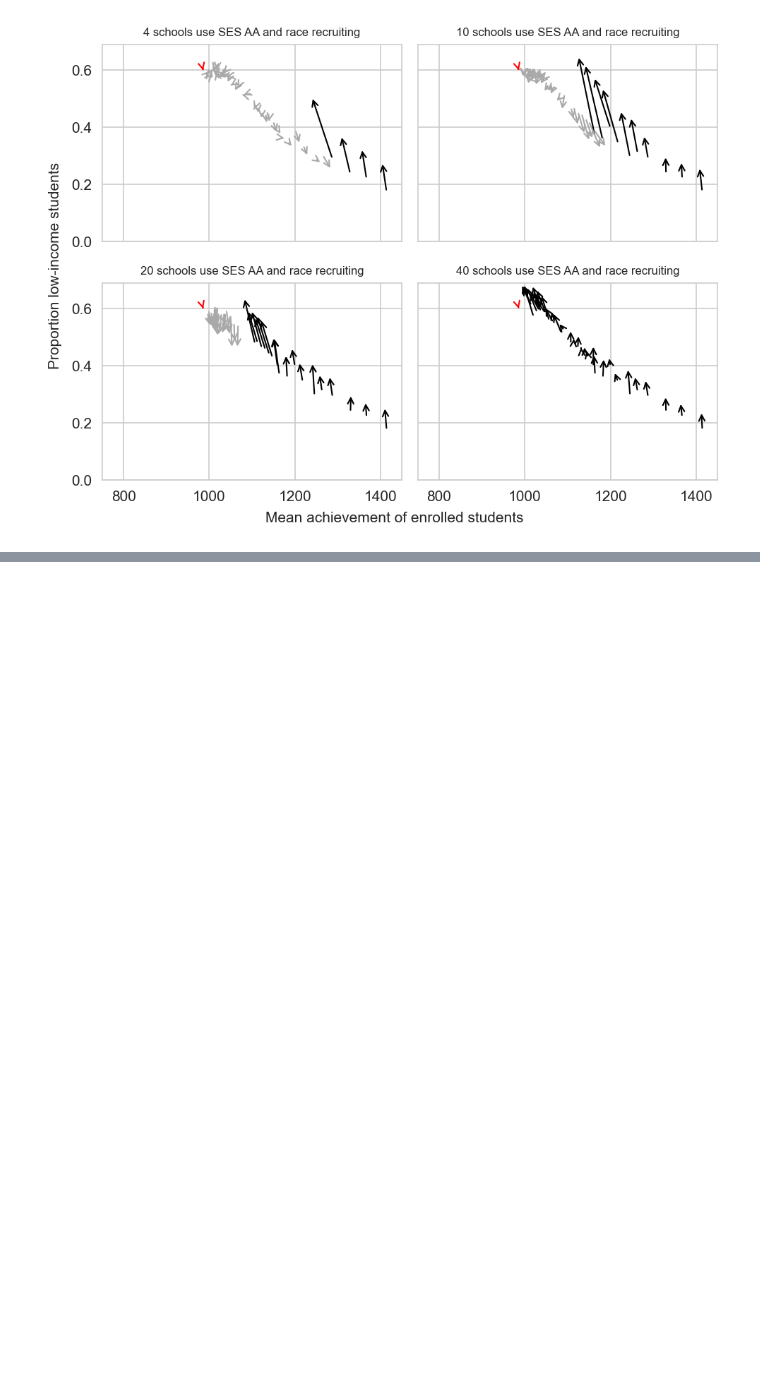
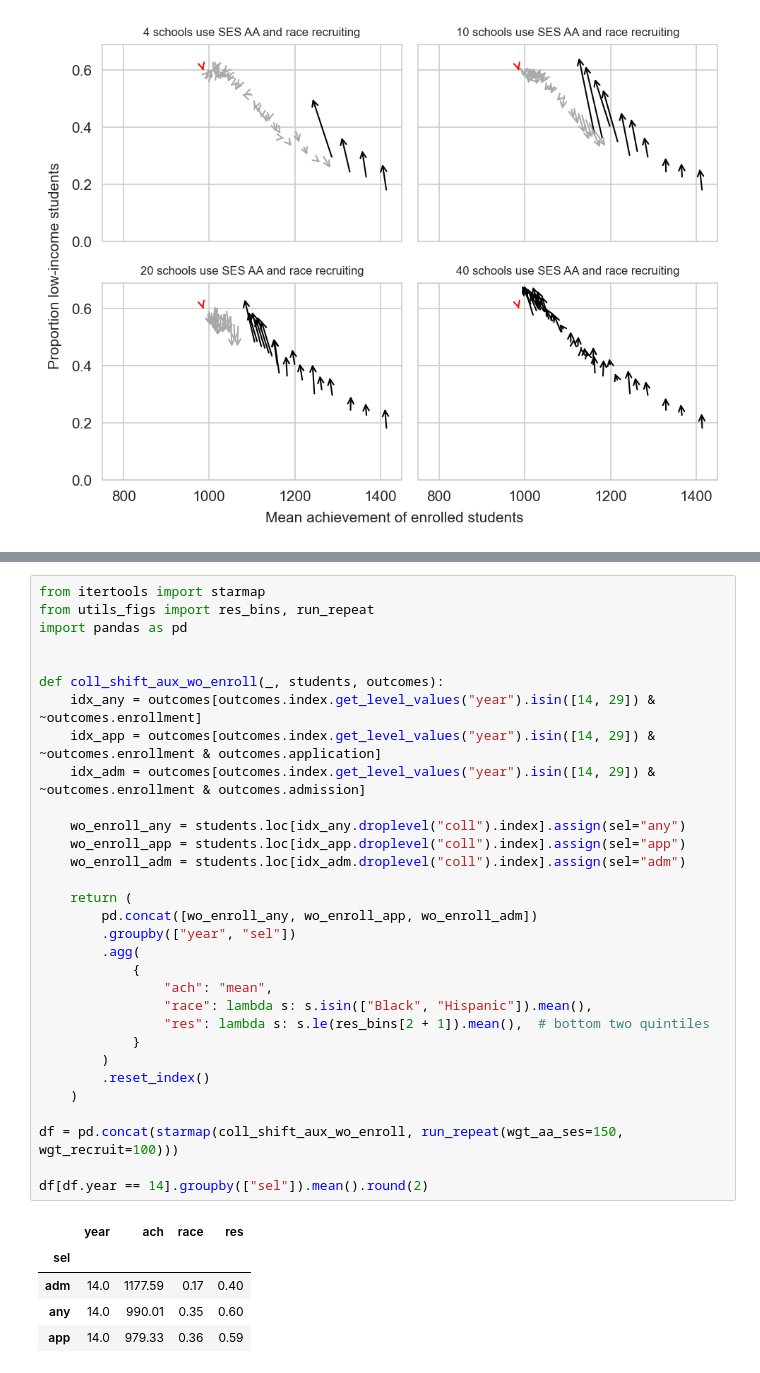
Before and after one commit to lbeziaud/mosaic, a Jupyter notebook: figures.ipynb, the cells around one changed output, grey strips where cells are left out. Cells and saved outputs as stored; diff of their text form; blank space fills up the shorter version.

Commit message:
add table appendix unenrolled

```diff
--- a/figures.ipynb
+++ b/figures.ipynb
@@ -250,0 +255,37 @@ fig_d3.savefig("figures/figD3.png", bbox_inches="tight")
+# %%
+from itertools import starmap
+from utils_figs import res_bins, run_repeat
+import pandas as pd
+
+
+def coll_shift_aux_wo_enroll(_, students, outcomes):
+    idx_any = outcomes[outcomes.index.get_level_values("year").isin([14, 29]) & ~outcomes.enrollment]
+    idx_app = outcomes[outcomes.index.get_level_values("year").isin([14, 29]) & ~outcomes.enrollment & outcomes.application]
+    idx_adm = outcomes[outcomes.index.get_level_values("year").isin([14, 29]) & ~outcomes.enrollment & outcomes.admission]
+
+    wo_enroll_any = students.loc[idx_any.droplevel("coll").index].assign(sel="any")
+    wo_enroll_app = students.loc[idx_app.droplevel("coll").index].assign(sel="app")
+    wo_enroll_adm = students.loc[idx_adm.droplevel("coll").index].assign(sel="adm")
+
+    return (
+        pd.concat([wo_enroll_any, wo_enroll_app, wo_enroll_adm])
+        .groupby(["year", "sel"])
+        .agg(
+            {
+                "ach": "mean",
+                "race": lambda s: s.isin(["Black", "Hispanic"]).mean(),
+                "res": lambda s: s.le(res_bins[2 + 1]).mean(),  # bottom two quintiles
+            }
+        )
+        .reset_index()
+    )
+
+df = pd.concat(starmap(coll_shift_aux_wo_enroll, run_repeat(wgt_aa_ses=150, wgt_recruit=100)))
+
+df[df.year == 14].groupby(["sel"]).mean().round(2)
+# %% [output]
+|  | year | ach | race | res |
+| sel |  |  |  |  |
+| adm | 14.0 | 1177.59 | 0.17 | 0.40 |
+| any | 14.0 | 990.01 | 0.35 | 0.60 |
+| app | 14.0 | 979.33 | 0.36 | 0.59 |
```
Also changed, not shown: parts of 1 cell of this notebook.
